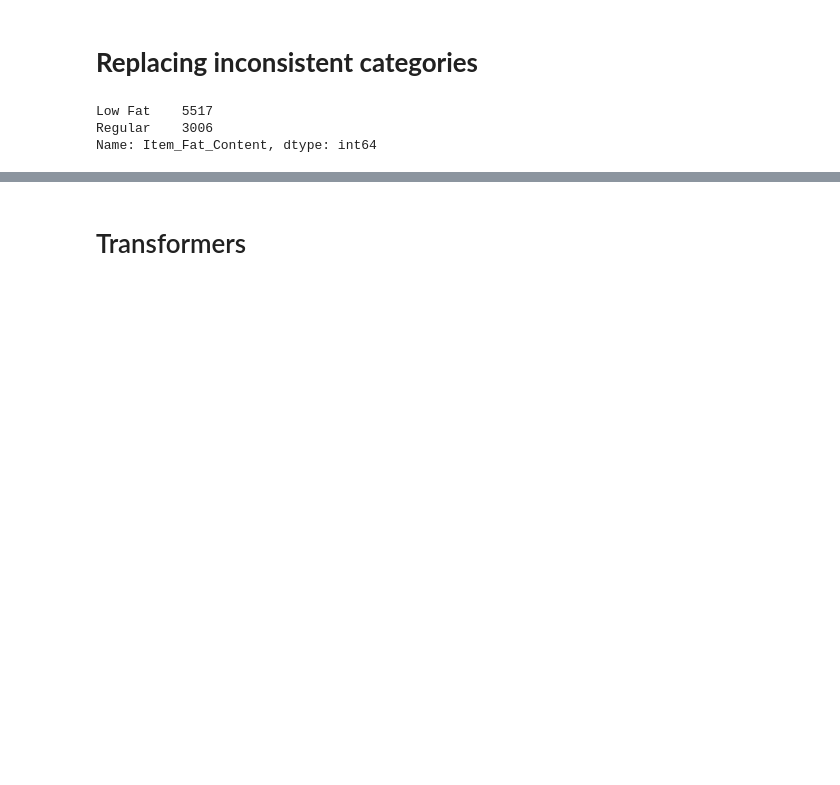
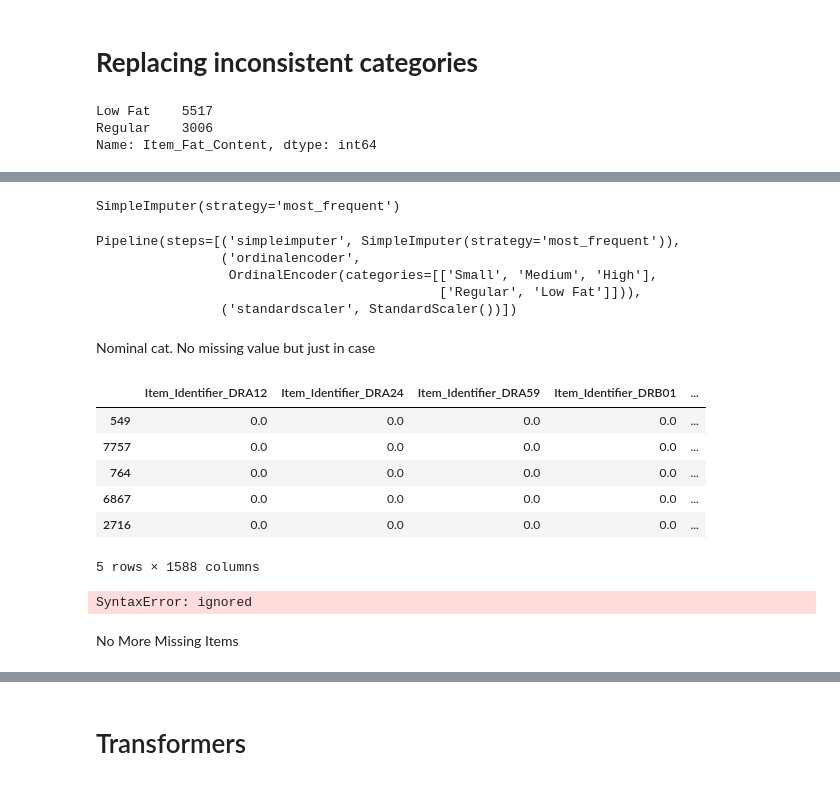
Before and after one commit to davegbade/Prediction-of-Product-Sales, a Jupyter notebook: Project_1_Part_5_(Core).ipynb, the cells around one changed output, grey strips where cells are left out. Cells and saved outputs as stored; diff of their text form; code cells hidden in the pictures; blank space fills up the shorter version.

```diff
--- a/Project_1_Part_5_(Core).ipynb
+++ b/Project_1_Part_5_(Core).ipynb
@@ -724,0 +808,4 @@ y = df2[target]
+# %%
+impute_common.fit(df2[['Outlet_Size','Item_Fat_Content']])
+# %% [output]
+SimpleImputer(strategy='most_frequent')
@@ -724,0 +816,58 @@ y = df2[target]
+# %%
+# Ordinal Encoder
+Outlet_Size_order = ['Small','Medium','High']
+Item_Fat_Content_order = ['Regular','Low Fat']
+
+ord_encoder = OrdinalEncoder(categories=[Outlet_Size_order,Item_Fat_Content_order])
+
+# Scaler
+scaler = StandardScaler()
+
+# make a pipeline
+ord_pipe = make_pipeline(impute_common, ord_encoder, scaler)
+ord_pipe
+# %% [output]
+Pipeline(steps=[('simpleimputer', SimpleImputer(strategy='most_frequent')),
+                ('ordinalencoder',
+                 OrdinalEncoder(categories=[['Small', 'Medium', 'High'],
+                                            ['Regular', 'Low Fat']])),
+                ('standardscaler', StandardScaler())])
+# %% [markdown]
+Nominal cat. No missing value but just in case
+# %%
+from sklearn.preprocessing import OneHotEncoder
+#define cat Colunm
+cat_cols = ['Item_Identifier','Item_Type','Outlet_Identifier','Outlet_Location_Type','Outlet_Type']
+# Impute Most common
+impute_common = SimpleImputer(strategy='most_frequent')
+
+# onehotencoder
+ohe = OneHotEncoder(sparse_output=False, handle_unknown='ignore')
+
+# make a pipeline
+ohe_pipe = make_pipeline(impute_common, ohe,)
+# %%
+# Preprocesss ohe categorical data
+ohe_pipe.fit(X_train[cat_cols])
+X_train_cat = ohe_pipe.transform(X_train[cat_cols])
+X_test_cat= ohe_pipe.transform(X_test[cat_cols])
+X_train_cat.head()
+# %% [output]
+|  | Item_Identifier_DRA12 | Item_Identifier_DRA24 | Item_Identifier_DRA59 | Item_Identifier_DRB01 | ... |
+| 549 | 0.0 | 0.0 | 0.0 | 0.0 | ... |
+| 7757 | 0.0 | 0.0 | 0.0 | 0.0 | ... |
+| 764 | 0.0 | 0.0 | 0.0 | 0.0 | ... |
+| 6867 | 0.0 | 0.0 | 0.0 | 0.0 | ... |
+| 2716 | 0.0 | 0.0 | 0.0 | 0.0 | ... |
+5 rows × 1588 columns
+# %%
+#define encoder for ord_cols with custom categories and handle_unknown argument
+ord_pipe = OrdinalEncoder(categories=[['reg', 'low fat', 'LF']], handle_unknown=‘use_encoded_value’, unknown_value=-1)
+
+#fit encoder on the ord_cols column
+ord_pipe.fit(X_train[ord_cols])
+
+#transform the ord_cols column with the encoded values
+X_train_ord = ord_pipe.transform(X_train[ord_cols]) X_test_ord= ord_pipe.transform(X_test[ord_cols]) X_train_ord.head()
+# %% [output]
+SyntaxError: ignored
@@ -725,2 +883,4 @@ y = df2[target]
+# %% [markdown]
+No More Missing Items
 # %%
 df2.head()
```
Also changed, not shown: parts of 58 cells of this notebook.
